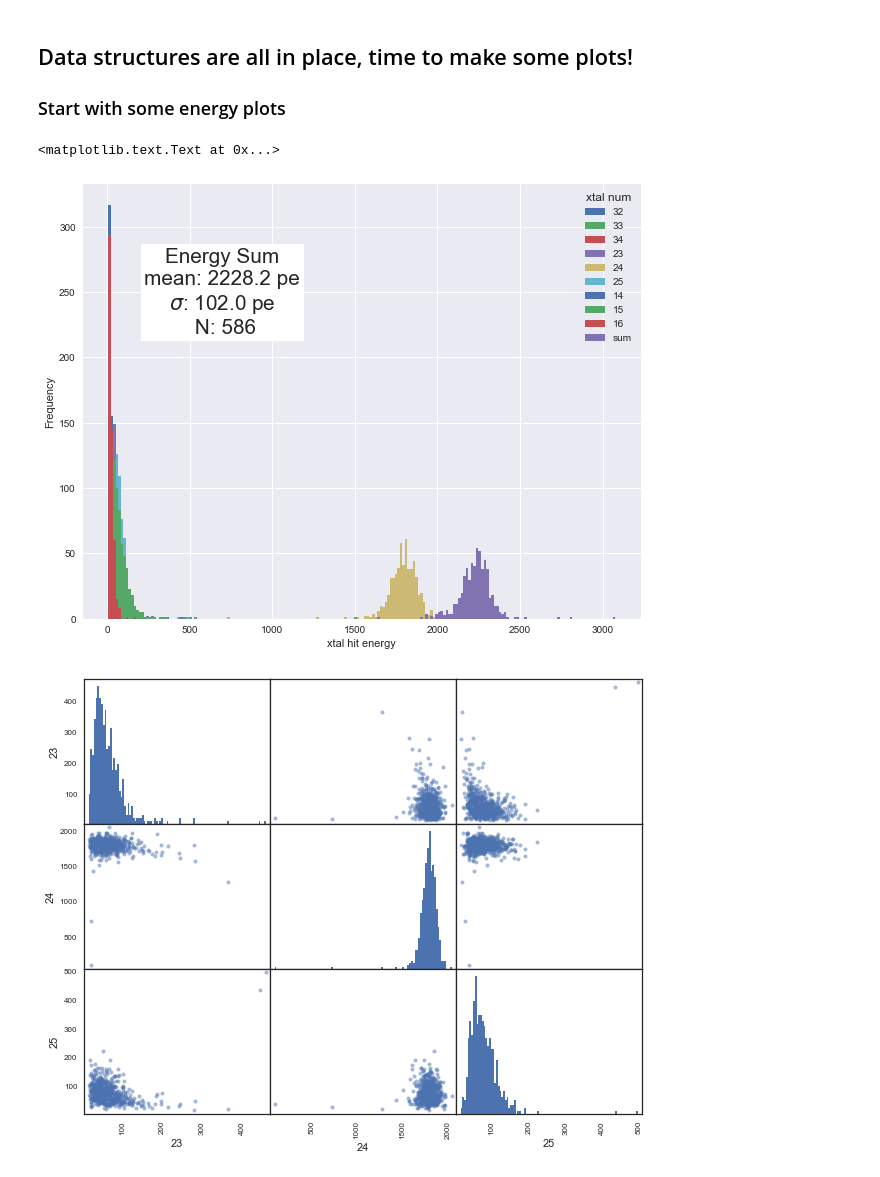
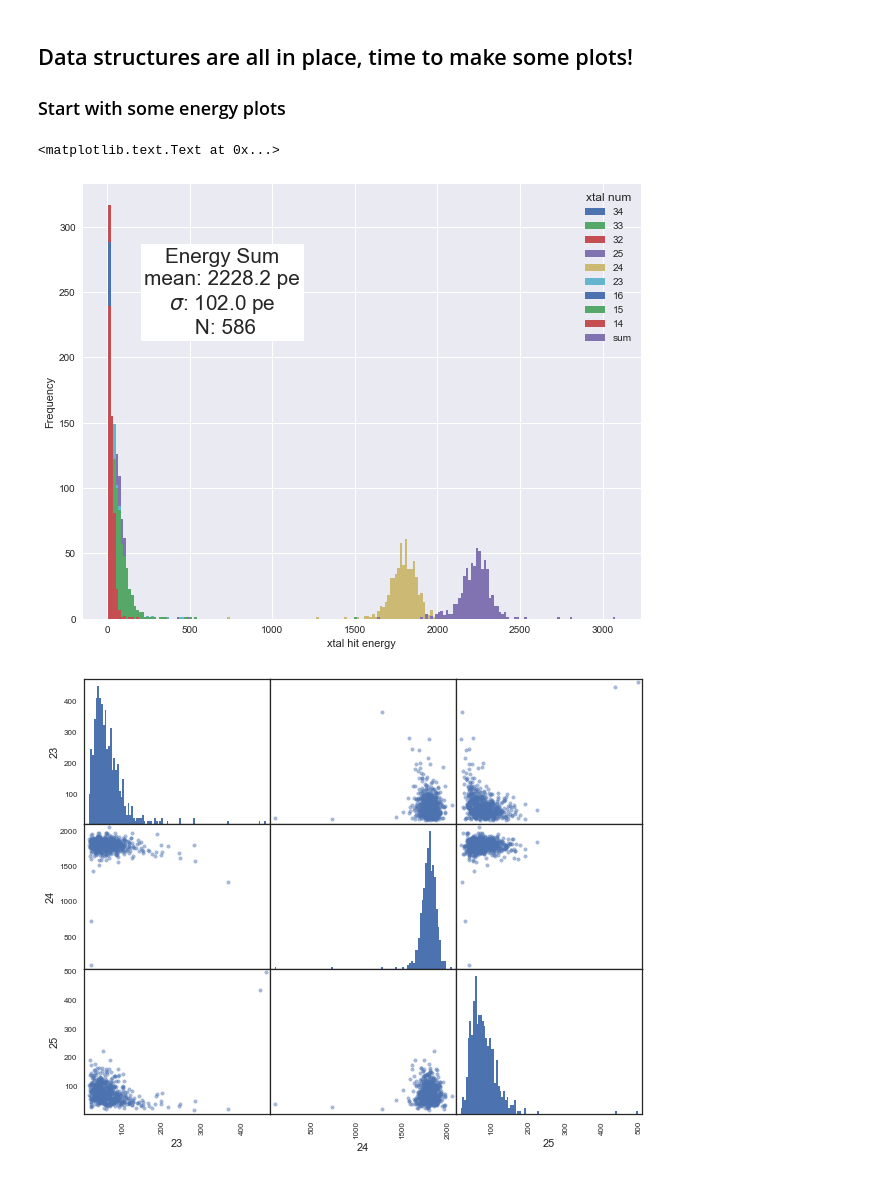
Before and after one commit to atfienberg/gm2-jupyter-notebooks, a Jupyter notebook: SLACWithPandas.ipynb, the cells around one changed output. Saved outputs shown, nothing was run; the diff lists cells and outputs as text; code cells hidden in the pictures.

```diff
--- a/SLACWithPandas.ipynb
+++ b/SLACWithPandas.ipynb
@@ -56,5 +56,6 @@ xtal_df.head()
 # %%
-xtal_df = xtal_df.pivot_table(index=['event num', 'island num'], columns=['xtal num'], values=['energy','time'])
+xtal_df = xtal_df.pivot_table(index=['event num', 'island num'], columns=['xtal num'],
+                              values=['energy','time'], aggfunc={'energy' : np.sum, 'time' : np.mean})
 xtal_df.head()
 # %% [output]
 |  |  | energy |  |  |  |  |  |  |  |  | ... |
@@ -144,16 +145,18 @@ single_df.head()
 ### Start with some energy plots
 # %%
 # plot xtal energies and their sum
-a = single_df.energy.loc[:,[32,33,34,23,24,25,14,15,16, 'sum']].plot.hist(bins=200)
+center_num = 24
+x_nums = [center_num + 10 - 9*(i/3) - i%3 for i in range(9)]
+a = single_df.energy.loc[:,x_nums + ['sum']].plot.hist(bins=200)
 stats = single_df.energy.describe()['sum']
 plt.text(.25, .75, 'Energy Sum\nmean: {0:.1f} pe\n$\sigma$: {1:.1f} pe\n N: {2:.0f}'.
          format(stats['mean'], stats['std'], stats['count']),
          horizontalalignment='center', verticalalignment='center',
          transform=a.transAxes, size='xx-large', bbox=dict(facecolor='white', edgecolor='none'))
 plt.xlabel('xtal hit energy')
 # %% [output]
 <matplotlib.text.Text at 0x...>
-[figure, old version]
+[figure, new version]
 # %%
 # crystal energy scatter matrix
 seaborn.set_style('white')
```
Also changed, not shown: parts of 6 cells of this notebook.
